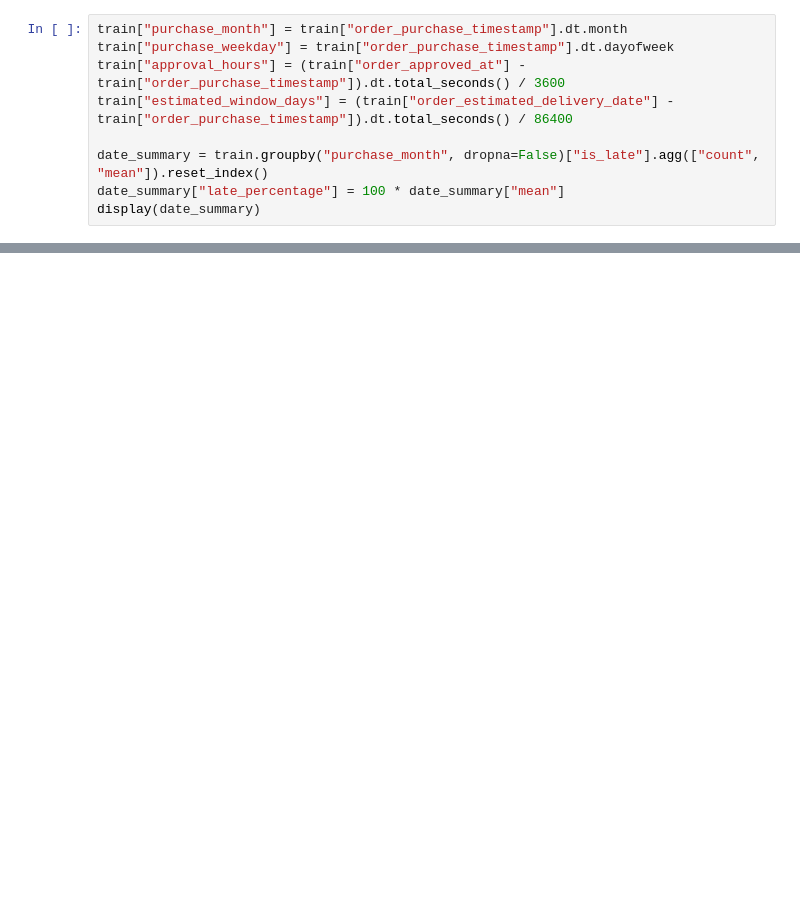
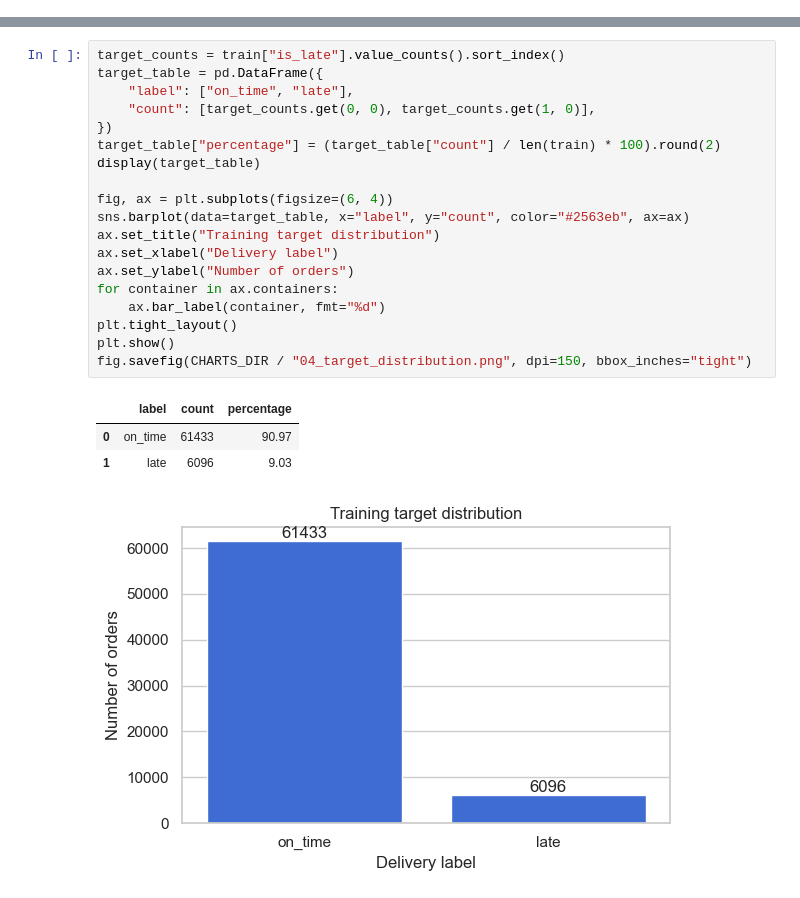
Before and after one commit to Ahmedosrf/MLOps-Qafza, a Jupyter notebook: Task2/notebooks/04_eda.ipynb, the cells around one changed output, grey strips where cells are left out. Cells and saved outputs as stored; diff of their text form; blank space fills up the shorter version.

```diff
--- a/Task2/notebooks/04_eda.ipynb
+++ b/Task2/notebooks/04_eda.ipynb
@@ -148,9 +94,0 @@ See https://pandas.pydata.org/docs/user_guide/migration-3-strings.html#string-mi
-# %%
-train["purchase_month"] = train["order_purchase_timestamp"].dt.month
-train["purchase_weekday"] = train["order_purchase_timestamp"].dt.dayofweek
-train["approval_hours"] = (train["order_approved_at"] - train["order_purchase_timestamp"]).dt.total_seconds() / 3600
-train["estimated_window_days"] = (train["order_estimated_delivery_date"] - train["order_purchase_timestamp"]).dt.total_seconds() / 86400
-
-date_summary = train.groupby("purchase_month", dropna=False)["is_late"].agg(["count", "mean"]).reset_index()
-date_summary["late_percentage"] = 100 * date_summary["mean"]
-display(date_summary)
@@ -200,0 +121,24 @@ Saved charts to C:\Users\HP\Desktop\MLOps\Task2\artifacts\charts
+# %%
+target_counts = train["is_late"].value_counts().sort_index()
+target_table = pd.DataFrame({
+    "label": ["on_time", "late"],
+    "count": [target_counts.get(0, 0), target_counts.get(1, 0)],
+})
+target_table["percentage"] = (target_table["count"] / len(train) * 100).round(2)
+display(target_table)
+
+fig, ax = plt.subplots(figsize=(6, 4))
+sns.barplot(data=target_table, x="label", y="count", color="#2563eb", ax=ax)
+ax.set_title("Training target distribution")
+ax.set_xlabel("Delivery label")
+ax.set_ylabel("Number of orders")
+for container in ax.containers:
+    ax.bar_label(container, fmt="%d")
+plt.tight_layout()
+plt.show()
+fig.savefig(CHARTS_DIR / "04_target_distribution.png", dpi=150, bbox_inches="tight")
+# %% [output]
+|  | label | count | percentage |
+| 0 | on_time | 61433 | 90.97 |
+| 1 | late | 6096 | 9.03 |
+[figure, added]
```
Also changed, not shown: parts of 30 cells of this notebook, 5 other files.
